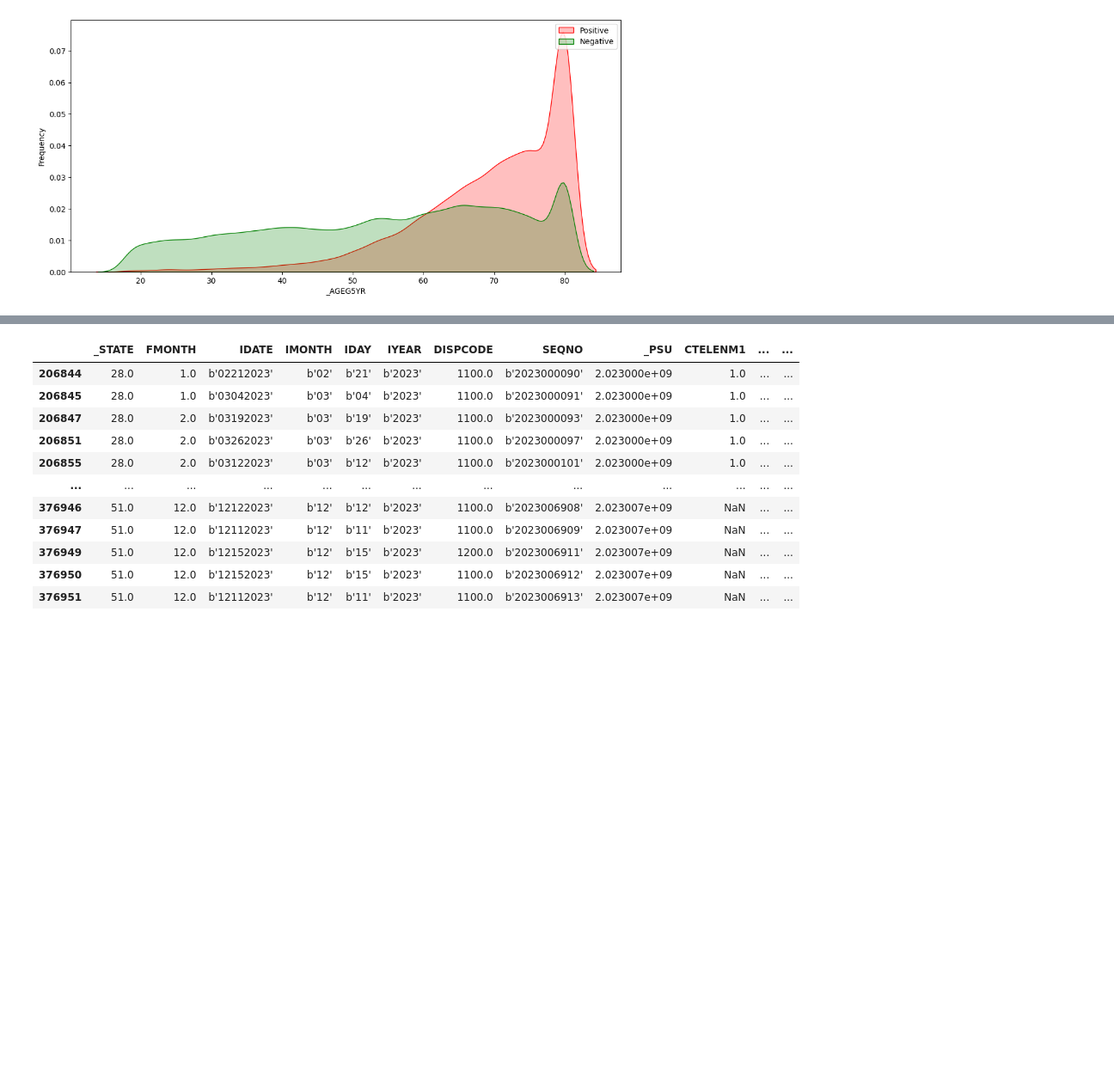
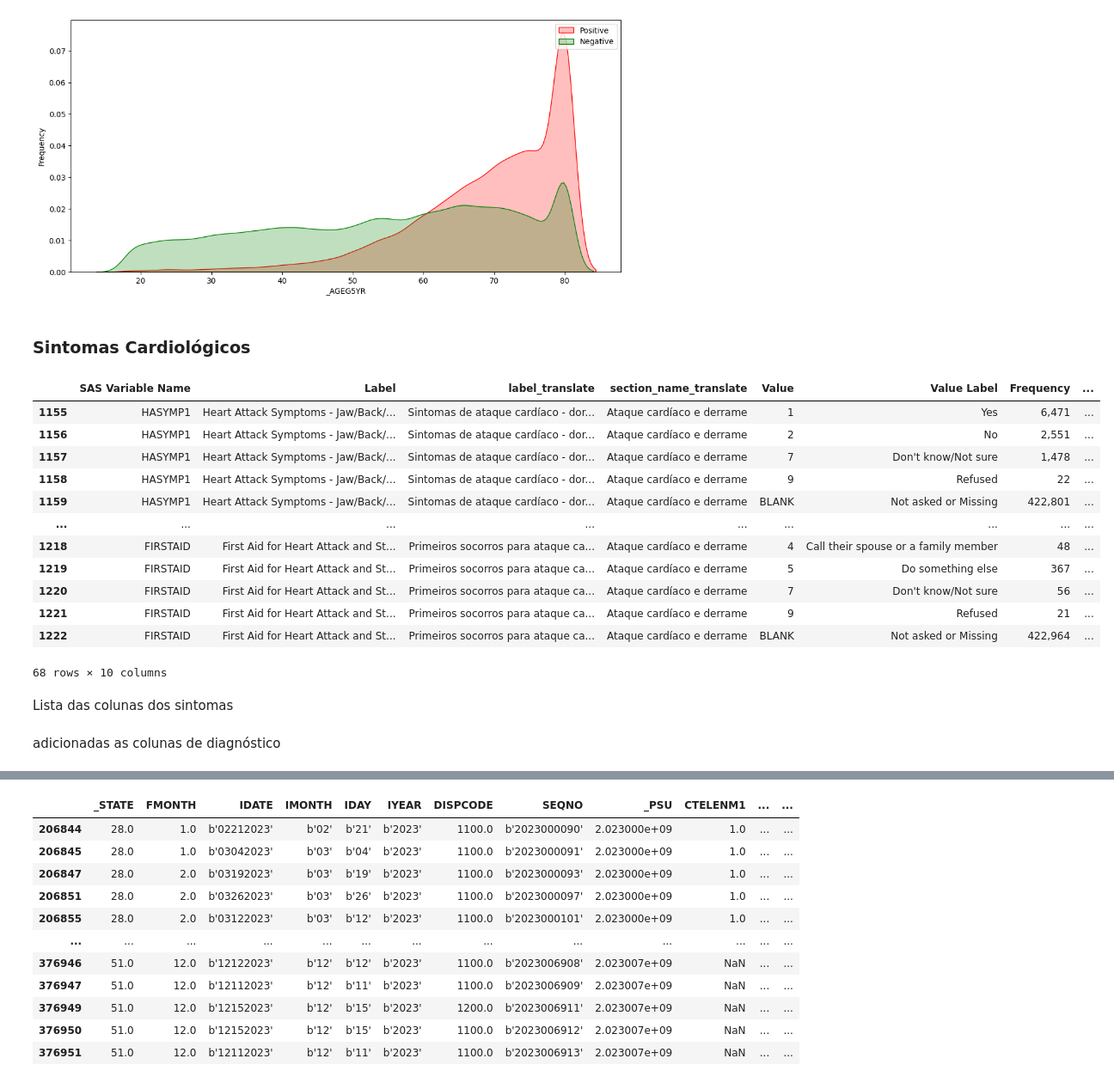
Before and after one commit to EdCarlos-dev/riskPredictionDeseases, a Jupyter notebook: dev/notebooks/dataTreatment_400_k_samples.ipynb, the cells around one changed output, grey strips where cells are left out. Shown at 86% size. Saved outputs shown, nothing was run; the diff lists cells and outputs as text; code cells hidden in the pictures; blank space fills up the shorter version.

```diff
--- a/dev/notebooks/dataTreatment_400_k_samples.ipynb
+++ b/dev/notebooks/dataTreatment_400_k_samples.ipynb
@@ -1283,3 +1327,26 @@ g.legend(["Positive","Negative"])
 # %% [output]
 <matplotlib.legend.Legend at 0x...>
 [figure]
+# %% [markdown]
+### Sintomas Cardiológicos
+# %%
+sas_heart_simpt = 'Heart Attack and Stroke'
+df_heart_attack_simp = df_csv_path_expand_vars_translates[df_csv_path_expand_vars_translates['Section Name'] == sas_heart_simpt]
+df_heart_attack_simp = df_heart_attack_simp[['SAS Variable Name', 'Label', 'label_translate', 'section_name_translate', 'Value', 'Value Label', 'Frequency', 'Percentage', 'Weighted Percentage', 'value_label_translate']]
+df_heart_attack_simp
+# %% [output]
+|  | SAS Variable Name | Label | label_translate | section_name_translate | Value | Value Label | Frequency | ... |
+| 1155 | HASYMP1 | Heart Attack Symptoms - Jaw/Back/... | Sintomas de ataque cardíaco - dor... | Ataque cardíaco e derrame | 1 | Yes | 6,471 | ... |
+| 1156 | HASYMP1 | Heart Attack Symptoms - Jaw/Back/... | Sintomas de ataque cardíaco - dor... | Ataque cardíaco e derrame | 2 | No | 2,551 | ... |
+| 1157 | HASYMP1 | Heart Attack Symptoms - Jaw/Back/... | Sintomas de ataque cardíaco - dor... | Ataque cardíaco e derrame | 7 | Don't know/Not sure | 1,478 | ... |
+| 1158 | HASYMP1 | Heart Attack Symptoms - Jaw/Back/... | Sintomas de ataque cardíaco - dor... | Ataque cardíaco e derrame | 9 | Refused | 22 | ... |
+| 1159 | HASYMP1 | Heart Attack Symptoms - Jaw/Back/... | Sintomas de ataque cardíaco - dor... | Ataque cardíaco e derrame | BLANK | Not asked or Missing | 422,801 | ... |
+| ... | ... | ... | ... | ... | ... | ... | ... | ... |
+| 1218 | FIRSTAID | First Aid for Heart Attack and St... | Primeiros socorros para ataque ca... | Ataque cardíaco e derrame | 4 | Call their spouse or a family member | 48 | ... |
+| 1219 | FIRSTAID | First Aid for Heart Attack and St... | Primeiros socorros para ataque ca... | Ataque cardíaco e derrame | 5 | Do something else | 367 | ... |
+| 1220 | FIRSTAID | First Aid for Heart Attack and St... | Primeiros socorros para ataque ca... | Ataque cardíaco e derrame | 7 | Don't know/Not sure | 56 | ... |
+| 1221 | FIRSTAID | First Aid for Heart Attack and St... | Primeiros socorros para ataque ca... | Ataque cardíaco e derrame | 9 | Refused | 21 | ... |
+| 1222 | FIRSTAID | First Aid for Heart Attack and St... | Primeiros socorros para ataque ca... | Ataque cardíaco e derrame | BLANK | Not asked or Missing | 422,964 | ... |
+68 rows × 10 columns
+# %% [markdown]
+Lista das colunas dos sintomas
@@ -1285,0 +1355,2 @@ g.legend(["Positive","Negative"])
+# %% [markdown]
+adicionadas as colunas de diagnóstico
```
Also changed, not shown: parts of 26 cells of this notebook.
